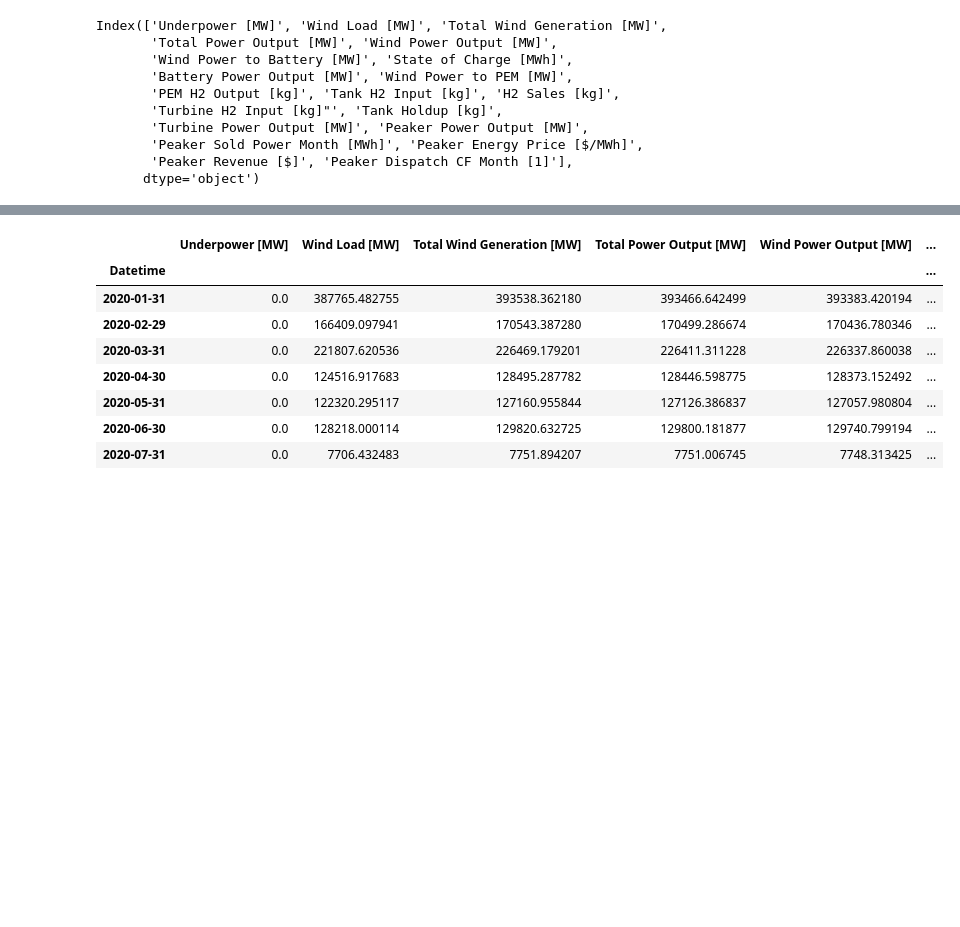
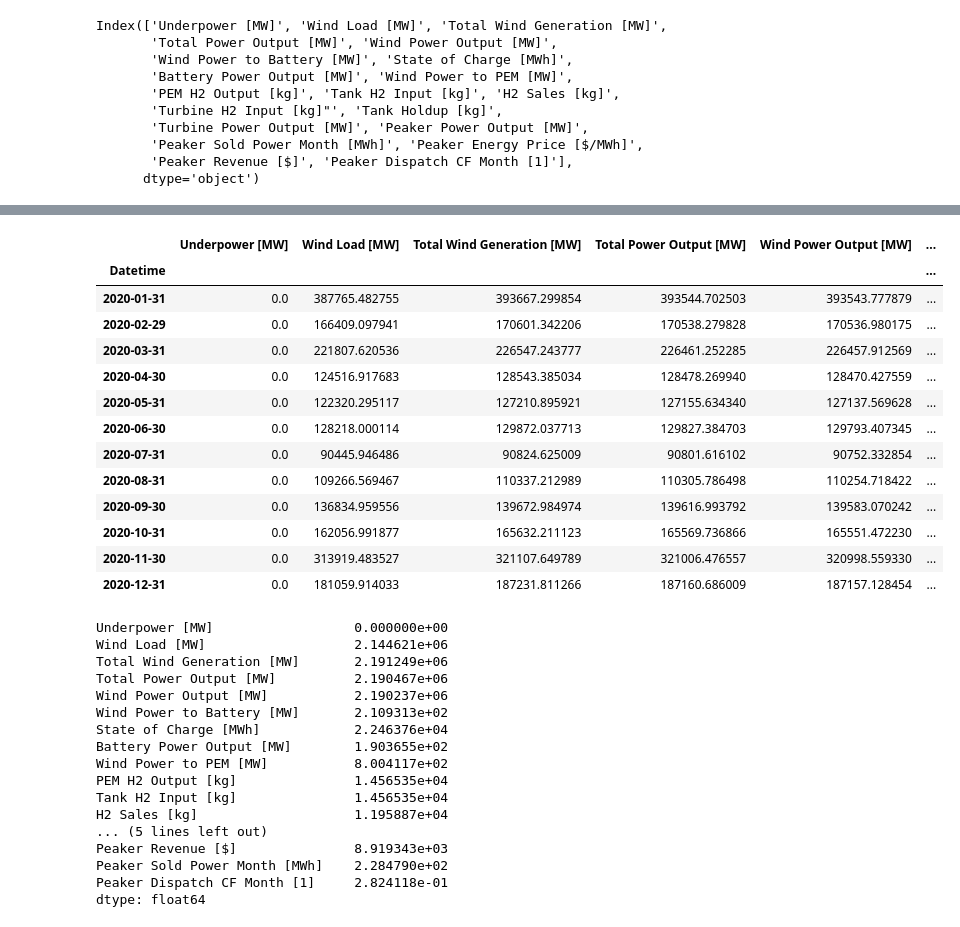
Before and after one commit to dguittet/dispatches, a Jupyter notebook: dispatches/case_studies/renewables_h2_case/WindBatteryHybridResults.ipynb, the cells around one changed output, grey strips where cells are left out. Drawn from its saved outputs; the diff is of its cells as text; code cells hidden in the pictures; blank space fills up the shorter version.

```diff
--- a/dispatches/case_studies/renewables_h2_case/WindBatteryHybridResults.ipynb
+++ b/dispatches/case_studies/renewables_h2_case/WindBatteryHybridResults.ipynb
@@ -19,9 +19,18 @@ plt.rc('xtick', labelsize=SMALL_SIZE)    # fontsize of the tick labels
 plt.rc('ytick', labelsize=SMALL_SIZE)    # fontsize of the tick labels
 plt.rc('legend', fontsize=MEDIUM_SIZE)    # legend fontsize
 plt.rc('figure', titlesize=BIGGER_SIZE)  # fontsize of the figure title
+# %%
+surrogates_dir = re_h2_dir / "128_results_317_CT_15_500_surrogate"
 # %%
-results_df = pd.read_parquet(re_h2_dir / "design_results.parquet")
+run = "0000000"
+results_df = pd.read_parquet(surrogates_dir / f"results4_{run}.parquet")
 df = pd.read_csv(re_h2_dir / "data" / "Wind_Thermal_Gen.csv", index_col="Datetime", parse_dates=True)
 results_df.insert(loc=0, column='Wind Load [MW]', value=wind_loads_mw[:len(results_df)])
 results_df.insert(loc=0, column='Underpower [MW]', value=results_df['Wind Load [MW]'] - results_df['Total Power Output [MW]'])
 results_df['Underpower [MW]'] = results_df['Underpower [MW]'].clip(lower=0)
+
+with open(surrogates_dir / f"results4_{run}.json", 'r') as f:
+    results_json = json.load(f)
+    results_json.pop("wind_load")
+    results_json.pop("batt_hr")
+results_json
@@ -68,26 +91,49 @@ ax.plot(results_df['Peaker Power Output [MW]'])
 # %%
 results_df = results_df.set_index(df.index[:len(results_df)])
 resampling_d = {k: np.sum for k in ['Underpower [MW]', 'Wind Load [MW]', 'Total Wind Generation [MW]',
        'Total Power Output [MW]', 'Wind Power Output [MW]',
        'Wind Power to Battery [MW]', 'State of Charge [MWh]',
        'Battery Power Output [MW]', 'Wind Power to PEM [MW]',
        'PEM H2 Output [kg]', 'Tank H2 Input [kg]', 'H2 Sales [kg]',
        'Turbine H2 Input [kg]"', 'Tank Holdup [kg]',
        'Turbine Power Output [MW]', 'Peaker Power Output [MW]']}
 resampling_d.update(
        {k: np.mean for k in ['Peaker Energy Price [$/MWh]',
        'Peaker Revenue [$]',
        'Peaker Sold Power Month [MWh]',
        'Peaker Dispatch CF Month [1]']})
 results_df_month = results_df.resample("1M").agg(resampling_d)
-results_df_month
+display(results_df_month)
+results_df_month.sum(axis=0, numeric_only=True)
 # %% [output]
 |  | Underpower [MW] | Wind Load [MW] | Total Wind Generation [MW] | Total Power Output [MW] | Wind Power Output [MW] | ... |
 | Datetime |  |  |  |  |  | ... |
-| 2020-01-31 | 0.0 | 387765.482755 | 393538.362180 | 393466.642499 | 393383.420194 | ... |
-| 2020-02-29 | 0.0 | 166409.097941 | 170543.387280 | 170499.286674 | 170436.780346 | ... |
-| 2020-03-31 | 0.0 | 221807.620536 | 226469.179201 | 226411.311228 | 226337.860038 | ... |
-| 2020-04-30 | 0.0 | 124516.917683 | 128495.287782 | 128446.598775 | 128373.152492 | ... |
-| 2020-05-31 | 0.0 | 122320.295117 | 127160.955844 | 127126.386837 | 127057.980804 | ... |
-| 2020-06-30 | 0.0 | 128218.000114 | 129820.632725 | 129800.181877 | 129740.799194 | ... |
-| 2020-07-31 | 0.0 | 7706.432483 | 7751.894207 | 7751.006745 | 7748.313425 | ... |
+| 2020-01-31 | 0.0 | 387765.482755 | 393667.299854 | 393544.702503 | 393543.777879 | ... |
+| 2020-02-29 | 0.0 | 166409.097941 | 170601.342206 | 170538.279828 | 170536.980175 | ... |
+| 2020-03-31 | 0.0 | 221807.620536 | 226547.243777 | 226461.252285 | 226457.912569 | ... |
+| 2020-04-30 | 0.0 | 124516.917683 | 128543.385034 | 128478.269940 | 128470.427559 | ... |
+| 2020-05-31 | 0.0 | 122320.295117 | 127210.895921 | 127155.634340 | 127137.569628 | ... |
+| 2020-06-30 | 0.0 | 128218.000114 | 129872.037713 | 129827.384703 | 129793.407345 | ... |
+| 2020-07-31 | 0.0 | 90445.946486 | 90824.625009 | 90801.616102 | 90752.332854 | ... |
+| 2020-08-31 | 0.0 | 109266.569467 | 110337.212989 | 110305.786498 | 110254.718422 | ... |
+| 2020-09-30 | 0.0 | 136834.959556 | 139672.984974 | 139616.993792 | 139583.070242 | ... |
+| 2020-10-31 | 0.0 | 162056.991877 | 165632.211123 | 165569.736866 | 165551.472230 | ... |
+| 2020-11-30 | 0.0 | 313919.483527 | 321107.649789 | 321006.476557 | 320998.559330 | ... |
+| 2020-12-31 | 0.0 | 181059.914033 | 187231.811266 | 187160.686009 | 187157.128454 | ... |
+Underpower [MW]                  0.000000e+00
+Wind Load [MW]                   2.144621e+06
+Total Wind Generation [MW]       2.191249e+06
+Total Power Output [MW]          2.190467e+06
+Wind Power Output [MW]           2.190237e+06
+Wind Power to Battery [MW]       2.109313e+02
+State of Charge [MWh]            2.246376e+04
+Battery Power Output [MW]        1.903655e+02
+Wind Power to PEM [MW]           8.004117e+02
+PEM H2 Output [kg]               1.456535e+04
+Tank H2 Input [kg]               1.456535e+04
+H2 Sales [kg]                    1.195887e+04
+... (5 lines left out)
+Peaker Revenue [$]               8.919343e+03
+Peaker Sold Power Month [MWh]    2.284790e+02
+Peaker Dispatch CF Month [1]     2.824118e-01
+dtype: float64
```
Also changed, not shown: parts of 13 cells of this notebook, 8 other files.
